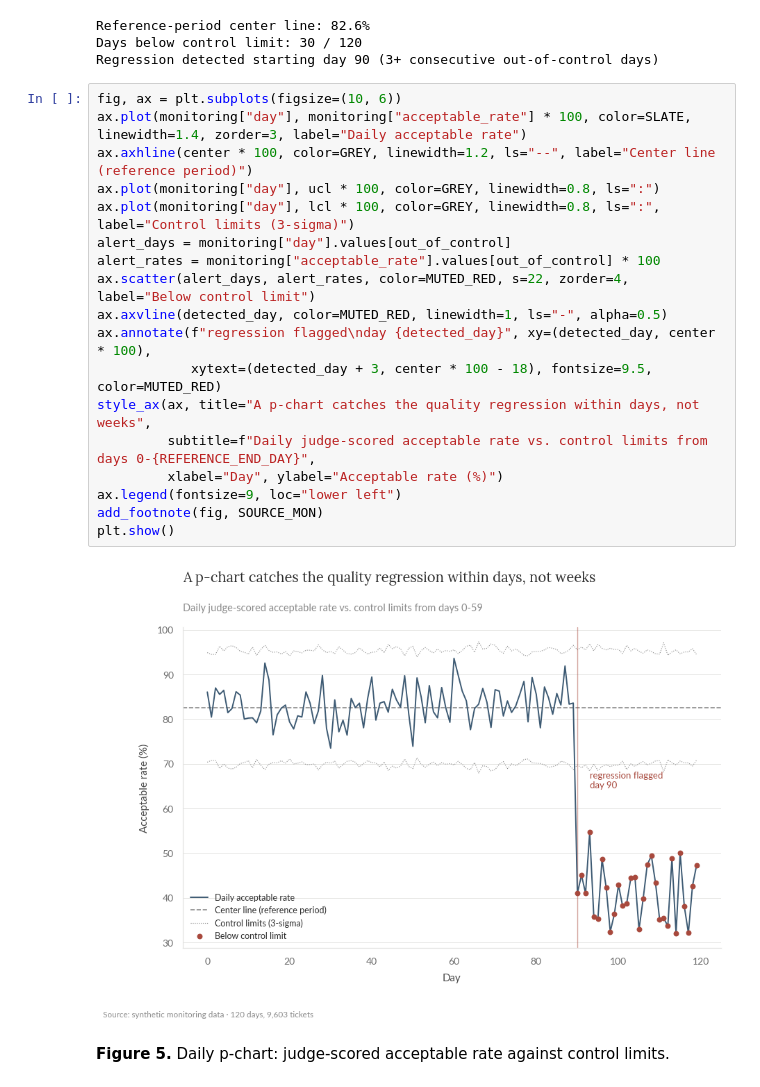
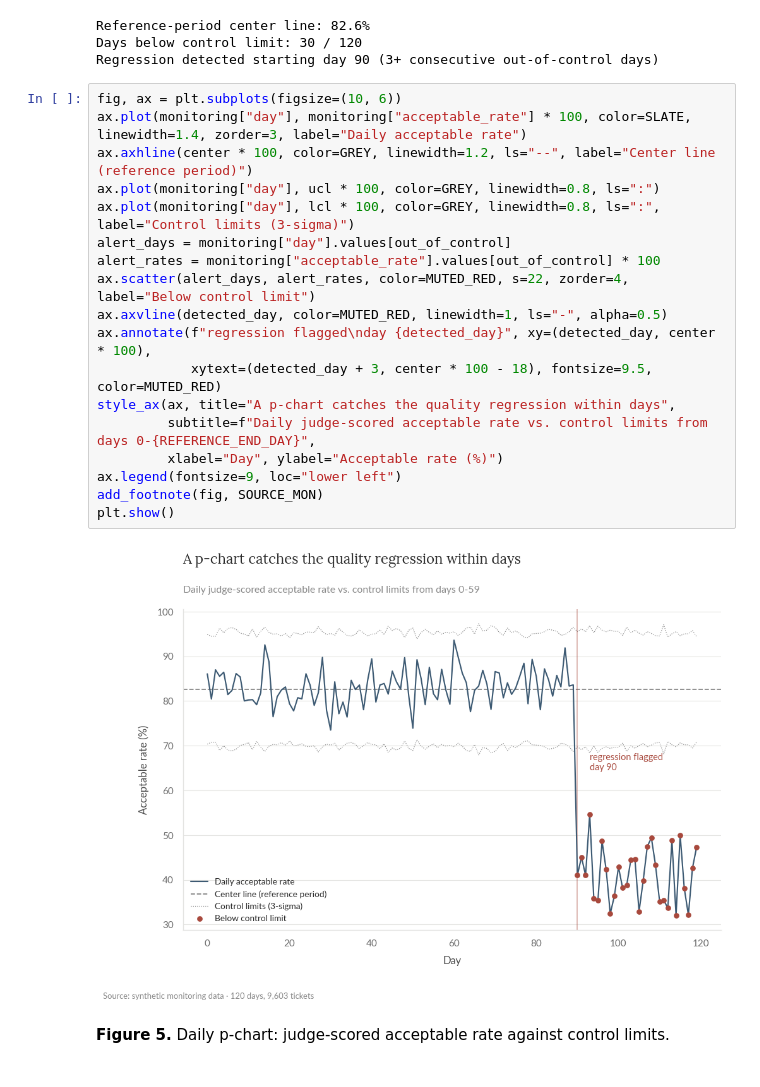
Before and after one commit to gus-morales/work-showcase, a Jupyter notebook: projects/04-llm-eval-monitoring/notebooks/04_llm_eval_monitoring.ipynb, the cells around one changed output. Saved outputs shown, nothing was run; the diff lists cells and outputs as text.

```diff
--- a/projects/04-llm-eval-monitoring/notebooks/04_llm_eval_monitoring.ipynb
+++ b/projects/04-llm-eval-monitoring/notebooks/04_llm_eval_monitoring.ipynb
@@ -225,23 +225,23 @@ Regression detected starting day 90 (3+ consecutive out-of-control days)
 # %%
 fig, ax = plt.subplots(figsize=(10, 6))
 ax.plot(monitoring["day"], monitoring["acceptable_rate"] * 100, color=SLATE, linewidth=1.4, zorder=3, label="Daily acceptable rate")
 ax.axhline(center * 100, color=GREY, linewidth=1.2, ls="--", label="Center line (reference period)")
 ax.plot(monitoring["day"], ucl * 100, color=GREY, linewidth=0.8, ls=":")
 ax.plot(monitoring["day"], lcl * 100, color=GREY, linewidth=0.8, ls=":", label="Control limits (3-sigma)")
 alert_days = monitoring["day"].values[out_of_control]
 alert_rates = monitoring["acceptable_rate"].values[out_of_control] * 100
 ax.scatter(alert_days, alert_rates, color=MUTED_RED, s=22, zorder=4, label="Below control limit")
 ax.axvline(detected_day, color=MUTED_RED, linewidth=1, ls="-", alpha=0.5)
 ax.annotate(f"regression flagged\nday {detected_day}", xy=(detected_day, center * 100),
             xytext=(detected_day + 3, center * 100 - 18), fontsize=9.5, color=MUTED_RED)
-style_ax(ax, title="A p-chart catches the quality regression within days, not weeks",
+style_ax(ax, title="A p-chart catches the quality regression within days",
          subtitle=f"Daily judge-scored acceptable rate vs. control limits from days 0-{REFERENCE_END_DAY}",
          xlabel="Day", ylabel="Acceptable rate (%)")
 ax.legend(fontsize=9, loc="lower left")
 add_footnote(fig, SOURCE_MON)
 plt.show()
 # %% [output]
-[figure, old version]
+[figure, new version]
 # %% [markdown]
 **Figure 5.** Daily p-chart: judge-scored acceptable rate against control limits.
 # %% [markdown]
```
Also changed, not shown: parts of 1 cell of this notebook, 10 other files.
